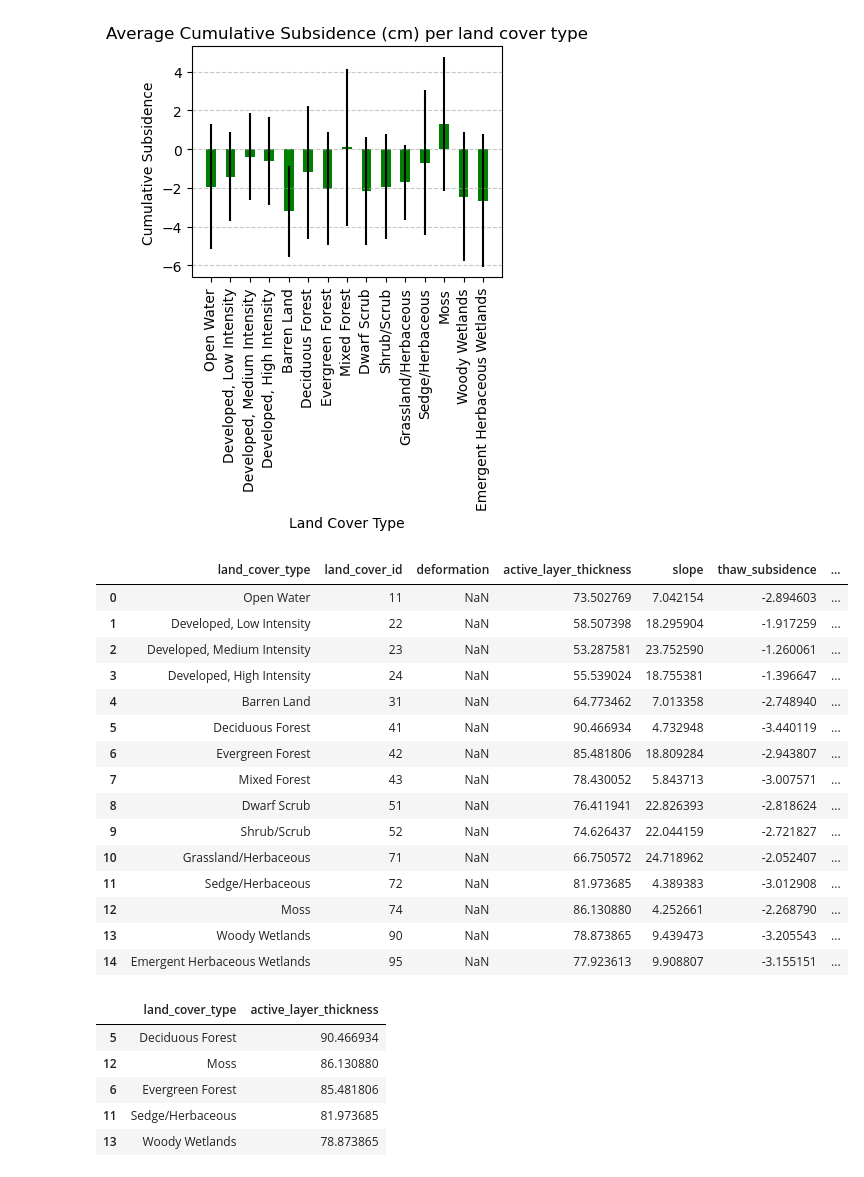
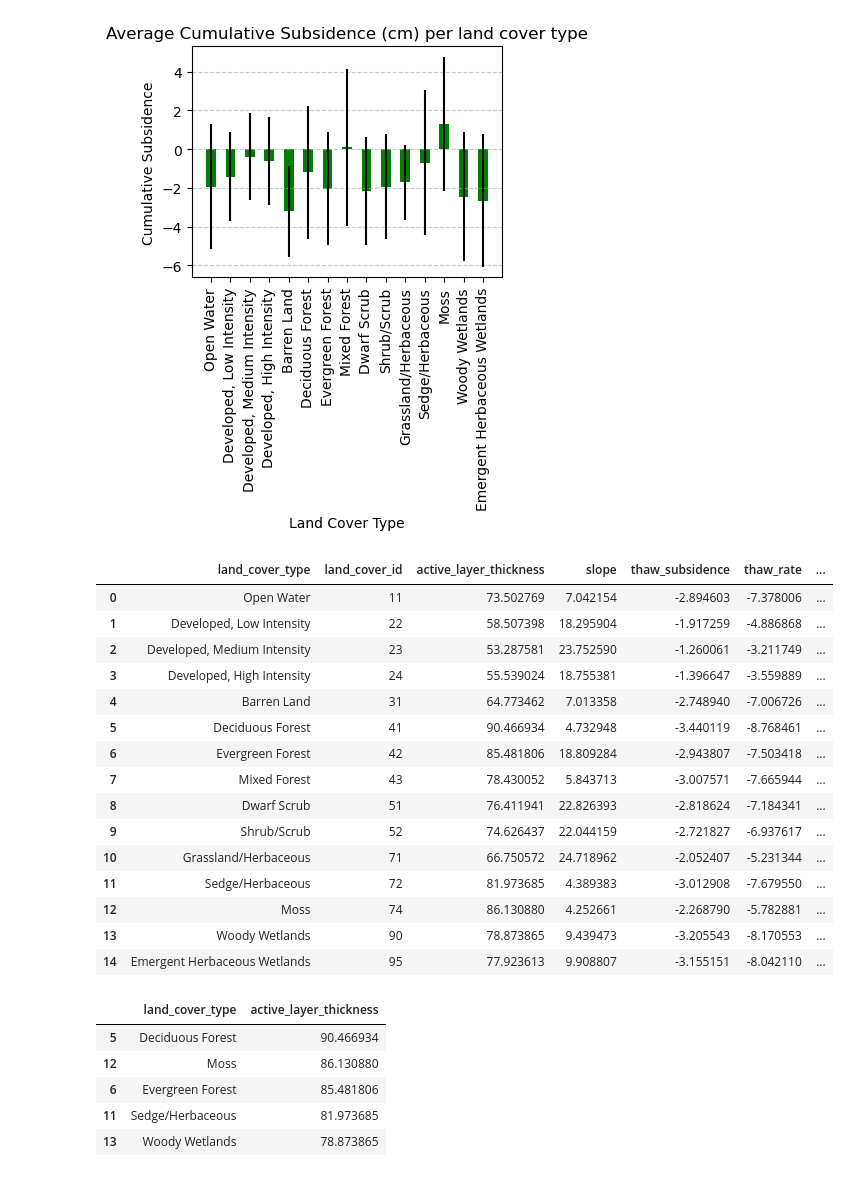
Before and after one commit to charlesm03/alaska_subsidence_project, a Jupyter notebook: Investigating_Ground_Subsidence.ipynb, the cells around one changed output. Saved outputs shown, nothing was run; the diff lists cells and outputs as text; code cells hidden in the pictures.

Commit message:
Optimized slope threshold calculations for better performance and readability

```diff
--- a/Investigating_Ground_Subsidence.ipynb
+++ b/Investigating_Ground_Subsidence.ipynb
@@ -95,9 +95,8 @@ labels = ['Open Water','Perennial Ice/Snow','Developed, Open Space','Developed,
           'Developed, High Intensity','Barren Land','Deciduous Forest','Evergreen Forest','Mixed Forest','Dwarf Scrub','Shrub/Scrub',
           'Grassland/Herbaceous','Sedge/Herbaceous','Lichens','Moss','Pasture/Hay','Cultivated Crops','Woody Wetlands',
           'Emergent Herbaceous Wetlands']
-zipped = dict(zip(numbers,labels))
-slope_means = pd.DataFrame({'Layer':layer_labels,'High Slope (>75th)': high_slope_values, 'Low Slope (<25th)': low_slope_values})
+land_cover_labels = dict(zip(numbers,labels))
 
-zipped_df = pd.DataFrame({'Land Cover id':numbers,'Land Cover Type':labels})
+lc_df = pd.DataFrame({'Land Cover id':numbers,'Land Cover Type':labels})
 # %%
 # Plot land cover types
@@ -391,13 +392,3 @@ plt.show()
 [figure]
 # %% [markdown]
 ## Calculating Statistics Per Land Cover Type
-# %%
-# Create dictionary with land cover id as key and types as value
-
-numbers = [11,12,21,22,23,24,31,41,42,43,51,52,71,72,73,74,81,82,90,95]
-labels = ['Open Water','Perennial Ice/Snow','Developed, Open Space','Developed, Low Intensity','Developed, Medium Intensity',
-          'Developed, High Intensity','Barren Land','Deciduous Forest','Evergreen Forest','Mixed Forest','Dwarf Scrub','Shrub/Scrub',
-          'Grassland/Herbaceous','Sedge/Herbaceous','Lichens','Moss','Pasture/Hay','Cultivated Crops','Woody Wetlands',
-          'Emergent Herbaceous Wetlands']
-zipped = dict(zip(numbers,labels))
-zipped
@@ -425,11 +395,11 @@ zipped
 # %%
 # Remove land cover types that are not within the defined area of interest
 
-unique_land = np.unique(lc_arr)
-list_keys = list(zipped.keys())
+unique_land = np.unique(lc_arr) # Define unique land cover types
+list_keys = list(land_cover_labels.keys()) # List the keys in zipped file of land cover types
 for x in list_keys:
     if x not in unique_land:
-        zipped.pop(x)
+        land_cover_labels.pop(x)
 # %%
 # Calculate statistics for all layers by land cover type
 
@@ -460,11 +430,11 @@ for layer,stats in total_stats.items():
     for x in each_stat.keys():
         if x not in x_values:
             x_values.append(x)
-    list_keys = list(zipped.keys())
+    list_keys = list(land_cover_labels.keys())
     for x in list_keys:
         if x not in x_values:
-            zipped.pop(x)
-    labels = list(zipped.values())
+            land_cover_labels.pop(x)
+    labels = list(land_cover_labels.values())
     plt.figure(figsize=(4, 3))
     x_positions = np.arange(len(labels))  # Evenly spaced positions
     plt.bar(x_positions,list(each_stat.values()),yerr=standard_dev.values(),width=0.5,color='green')
@@ -485,35 +455,35 @@ for layer,stats in total_stats.items():
 # %%
 # Create table with average values for each layer
 
-mean_value_df = pd.DataFrame(columns=['land_cover_type','land_cover_id','deformation','active_layer_thickness','slope',
+mean_value_df = pd.DataFrame(columns=['land_cover_type','land_cover_id','active_layer_thickness','slope',
                             'thaw_subsidence','thaw_rate','cumulative_subsidence'])
-layer_labels = ['Active Layer Thickness','Slope','Thaw Subsidence','Thaw Rate','Cumulative Subsidence']
+layer_labels = ['Active Layer Thickness','Thaw Subsidence','Thaw Rate','Cumulative Subsidence']
 
-mean_value_df.land_cover_type = list(zipped.values())
+mean_value_df.land_cover_type = list(land_cover_labels.values())
 mean_value_df.land_cover_id = x_values
 mean_value_df.active_layer_thickness = total_stats['Active Layer Thickness'].values()
 mean_value_df.slope = total_stats['Slope'].values()
 mean_value_df.thaw_subsidence = total_stats['Thaw Subsidence'].values()
 mean_value_df.thaw_rate = total_stats['Thaw Rate'].values()
 mean_value_df.cumulative_subsidence = total_stats['Cumulative Subsidence'].values()
 mean_value_df
 # %% [output]
-|  | land_cover_type | land_cover_id | deformation | active_layer_thickness | slope | thaw_subsidence | ... |
-| 0 | Open Water | 11 | NaN | 73.502769 | 7.042154 | -2.894603 | ... |
-| 1 | Developed, Low Intensity | 22 | NaN | 58.507398 | 18.295904 | -1.917259 | ... |
-| 2 | Developed, Medium Intensity | 23 | NaN | 53.287581 | 23.752590 | -1.260061 | ... |
-| 3 | Developed, High Intensity | 24 | NaN | 55.539024 | 18.755381 | -1.396647 | ... |
-| 4 | Barren Land | 31 | NaN | 64.773462 | 7.013358 | -2.748940 | ... |
-| 5 | Deciduous Forest | 41 | NaN | 90.466934 | 4.732948 | -3.440119 | ... |
-| 6 | Evergreen Forest | 42 | NaN | 85.481806 | 18.809284 | -2.943807 | ... |
-| 7 | Mixed Forest | 43 | NaN | 78.430052 | 5.843713 | -3.007571 | ... |
-| 8 | Dwarf Scrub | 51 | NaN | 76.411941 | 22.826393 | -2.818624 | ... |
-| 9 | Shrub/Scrub | 52 | NaN | 74.626437 | 22.044159 | -2.721827 | ... |
-| 10 | Grassland/Herbaceous | 71 | NaN | 66.750572 | 24.718962 | -2.052407 | ... |
-| 11 | Sedge/Herbaceous | 72 | NaN | 81.973685 | 4.389383 | -3.012908 | ... |
-| 12 | Moss | 74 | NaN | 86.130880 | 4.252661 | -2.268790 | ... |
-| 13 | Woody Wetlands | 90 | NaN | 78.873865 | 9.439473 | -3.205543 | ... |
-| 14 | Emergent Herbaceous Wetlands | 95 | NaN | 77.923613 | 9.908807 | -3.155151 | ... |
+|  | land_cover_type | land_cover_id | active_layer_thickness | slope | thaw_subsidence | thaw_rate | ... |
+| 0 | Open Water | 11 | 73.502769 | 7.042154 | -2.894603 | -7.378006 | ... |
+| 1 | Developed, Low Intensity | 22 | 58.507398 | 18.295904 | -1.917259 | -4.886868 | ... |
+| 2 | Developed, Medium Intensity | 23 | 53.287581 | 23.752590 | -1.260061 | -3.211749 | ... |
+| 3 | Developed, High Intensity | 24 | 55.539024 | 18.755381 | -1.396647 | -3.559889 | ... |
+| 4 | Barren Land | 31 | 64.773462 | 7.013358 | -2.748940 | -7.006726 | ... |
+| 5 | Deciduous Forest | 41 | 90.466934 | 4.732948 | -3.440119 | -8.768461 | ... |
+| 6 | Evergreen Forest | 42 | 85.481806 | 18.809284 | -2.943807 | -7.503418 | ... |
+| 7 | Mixed Forest | 43 | 78.430052 | 5.843713 | -3.007571 | -7.665944 | ... |
+| 8 | Dwarf Scrub | 51 | 76.411941 | 22.826393 | -2.818624 | -7.184341 | ... |
+| 9 | Shrub/Scrub | 52 | 74.626437 | 22.044159 | -2.721827 | -6.937617 | ... |
+| 10 | Grassland/Herbaceous | 71 | 66.750572 | 24.718962 | -2.052407 | -5.231344 | ... |
+| 11 | Sedge/Herbaceous | 72 | 81.973685 | 4.389383 | -3.012908 | -7.679550 | ... |
+| 12 | Moss | 74 | 86.130880 | 4.252661 | -2.268790 | -5.782881 | ... |
+| 13 | Woody Wetlands | 90 | 78.873865 | 9.439473 | -3.205543 | -8.170553 | ... |
+| 14 | Emergent Herbaceous Wetlands | 95 | 77.923613 | 9.908807 | -3.155151 | -8.042110 | ... |
 # %%
 # Sort by active layer thickness ascending
 # This table shows the land cover types with the largest average active layer thickness
```
Also changed, not shown: parts of 7 cells of this notebook.
